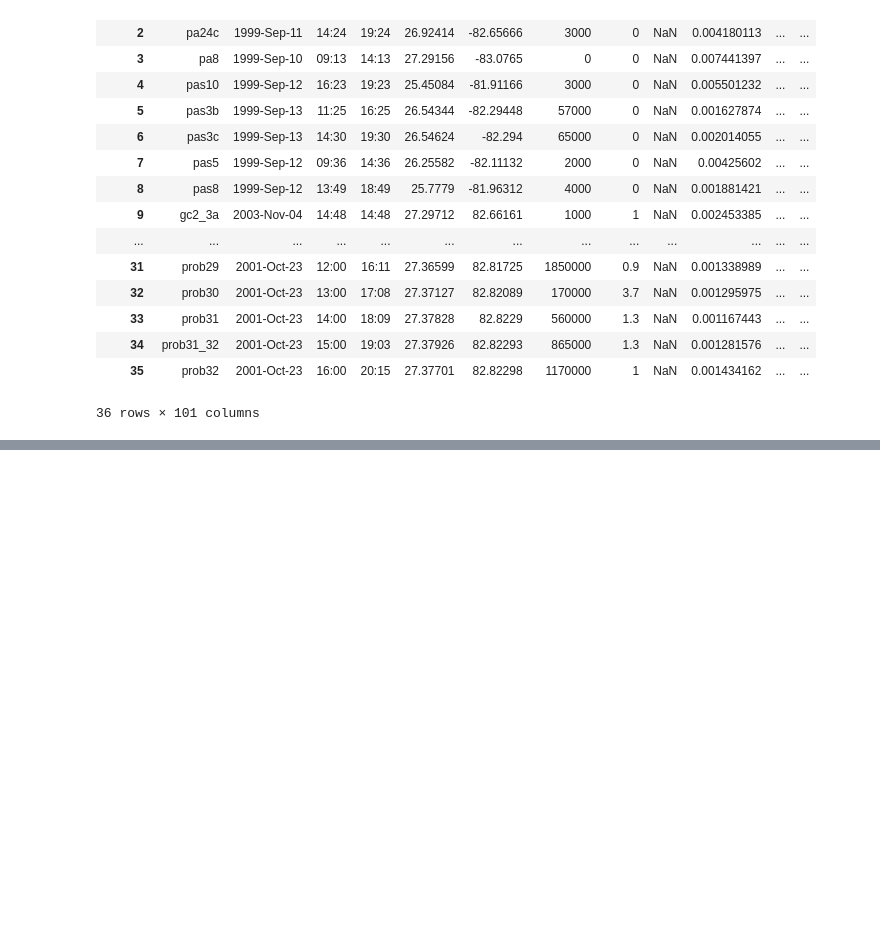
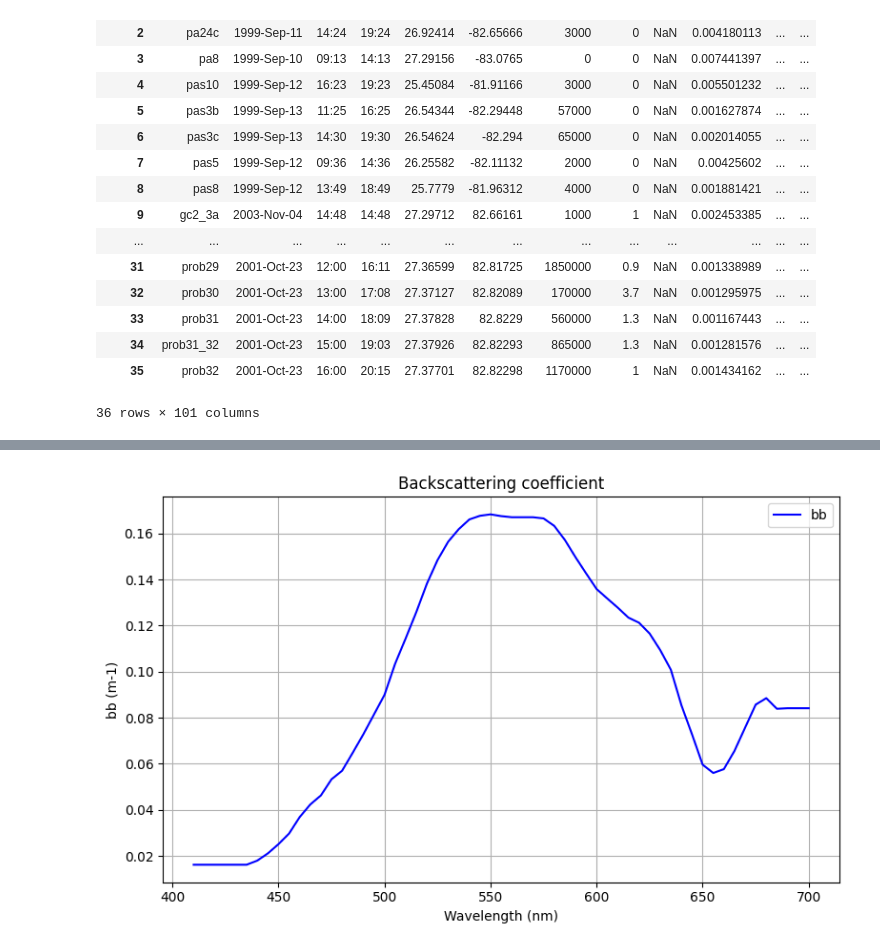
Before and after one commit to abailess/OpTox, a Jupyter notebook: SuCa/Rrs_spectra.ipynb, the cells around one changed output, grey strips where cells are left out. Saved outputs shown, nothing was run; the diff lists cells and outputs as text; code cells hidden in the pictures; blank space fills up the shorter version.

```diff
--- a/SuCa/Rrs_spectra.ipynb
+++ b/SuCa/Rrs_spectra.ipynb
@@ -112,0 +199,16 @@ plt.show()
+# %%
+df_bb = pd.read_csv("/home/jovyan/OpTox/SuCa/Kbrevis_bb.csv", index_col=False)
+# %%
+df_bb = df_bb[['Wavelength', '13:00']]
+# %%
+plt.figure(figsize=(8, 5))
+plt.plot(df_bb['Wavelength'], df_bb['13:00'], label='bb', color='blue')
+plt.xlabel('Wavelength (nm)')
+plt.ylabel('bb (m-1)')
+plt.title('Backscattering coefficient')
+plt.grid(True)
+plt.legend()
+plt.tight_layout()
+plt.show()
+# %% [output]
+[figure, added]
```
Also changed, not shown: parts of 14 cells of this notebook, 3 other files.
